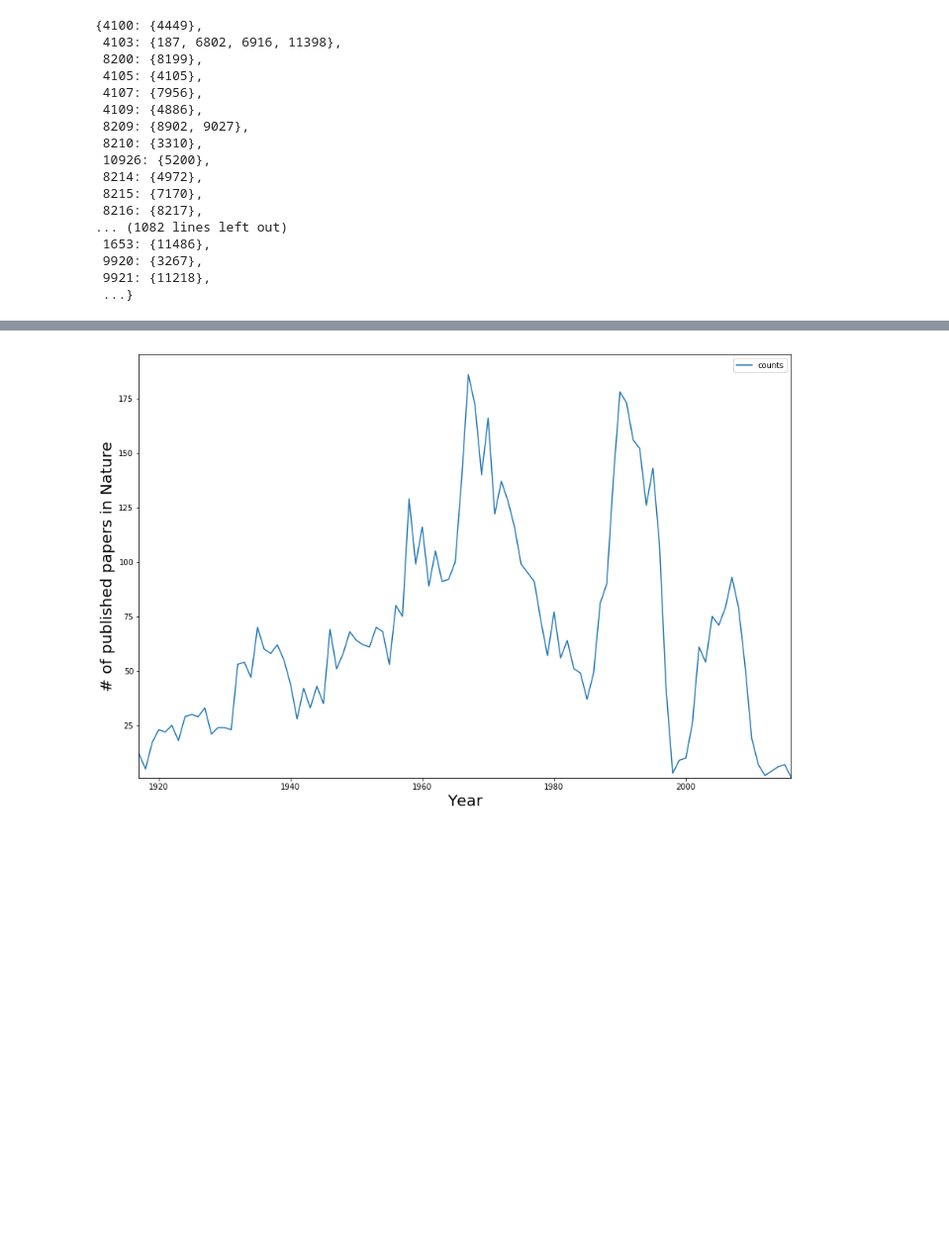
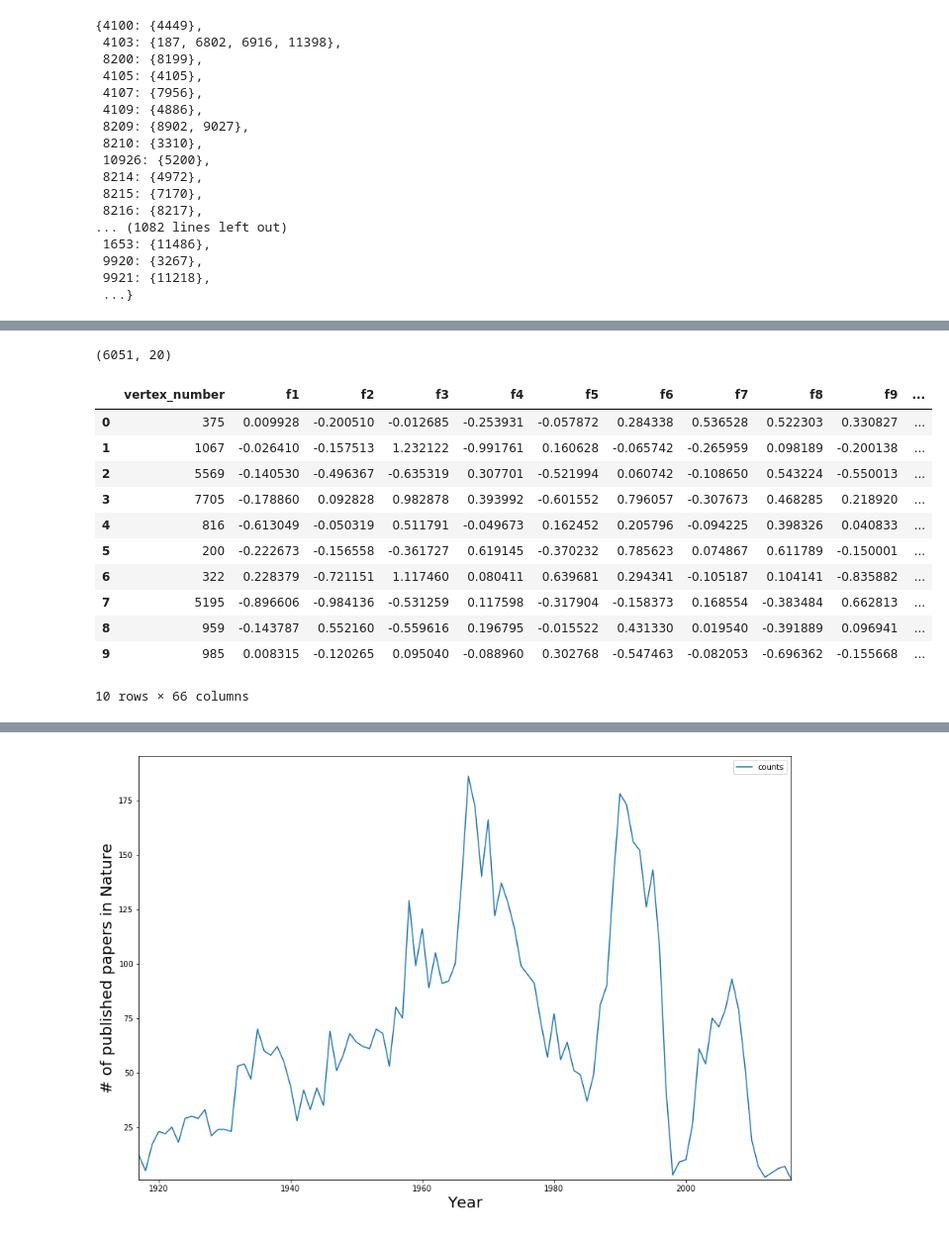
Before and after one commit to amoldamare/paper_ranking, a Jupyter notebook: Data_Experiements.ipynb, the cells around one changed output, grey strips where cells are left out. Shown at 99% size. Saved outputs shown, nothing was run; the diff lists cells and outputs as text; code cells hidden in the pictures; blank space fills up the shorter version.

```diff
--- a/Data_Experiements.ipynb
+++ b/Data_Experiements.ipynb
@@ -289,0 +537,23 @@ f.close()
+# %%
+training_dataframe_with_score.shape
+# %% [output]
+(6051, 20)
+# %%
+# Creating dataframe for training the model - 1: Create id column in embedding
+
+embd_df = pd.read_csv('citation_emd.csv')
+embd_df['id'] = ''
+embd_df.head(10)
+# %% [output]
+|  | vertex_number | f1 | f2 | f3 | f4 | f5 | f6 | f7 | f8 | f9 | ... |
+| 0 | 375 | 0.009928 | -0.200510 | -0.012685 | -0.253931 | -0.057872 | 0.284338 | 0.536528 | 0.522303 | 0.330827 | ... |
+| 1 | 1067 | -0.026410 | -0.157513 | 1.232122 | -0.991761 | 0.160628 | -0.065742 | -0.265959 | 0.098189 | -0.200138 | ... |
+| 2 | 5569 | -0.140530 | -0.496367 | -0.635319 | 0.307701 | -0.521994 | 0.060742 | -0.108650 | 0.543224 | -0.550013 | ... |
+| 3 | 7705 | -0.178860 | 0.092828 | 0.982878 | 0.393992 | -0.601552 | 0.796057 | -0.307673 | 0.468285 | 0.218920 | ... |
+| 4 | 816 | -0.613049 | -0.050319 | 0.511791 | -0.049673 | 0.162452 | 0.205796 | -0.094225 | 0.398326 | 0.040833 | ... |
+| 5 | 200 | -0.222673 | -0.156558 | -0.361727 | 0.619145 | -0.370232 | 0.785623 | 0.074867 | 0.611789 | -0.150001 | ... |
+| 6 | 322 | 0.228379 | -0.721151 | 1.117460 | 0.080411 | 0.639681 | 0.294341 | -0.105187 | 0.104141 | -0.835882 | ... |
+| 7 | 5195 | -0.896606 | -0.984136 | -0.531259 | 0.117598 | -0.317904 | -0.158373 | 0.168554 | -0.383484 | 0.662813 | ... |
+| 8 | 959 | -0.143787 | 0.552160 | -0.559616 | 0.196795 | -0.015522 | 0.431330 | 0.019540 | -0.391889 | 0.096941 | ... |
+| 9 | 985 | 0.008315 | -0.120265 | 0.095040 | -0.088960 | 0.302768 | -0.547463 | -0.082053 | -0.696362 | -0.155668 | ... |
+10 rows × 66 columns
```
Also changed, not shown: parts of 24 cells of this notebook.
